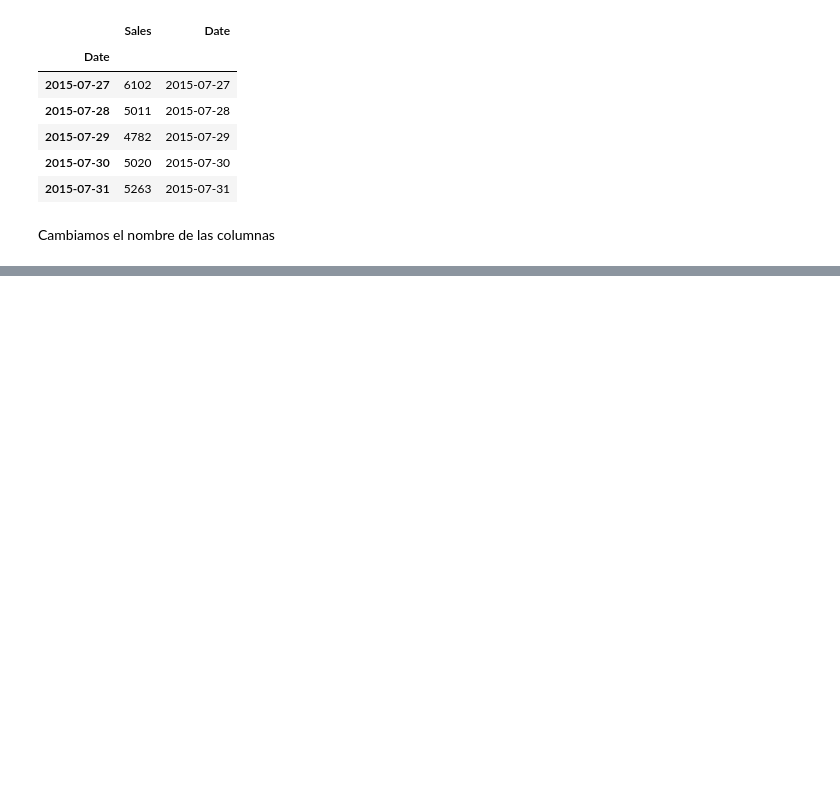
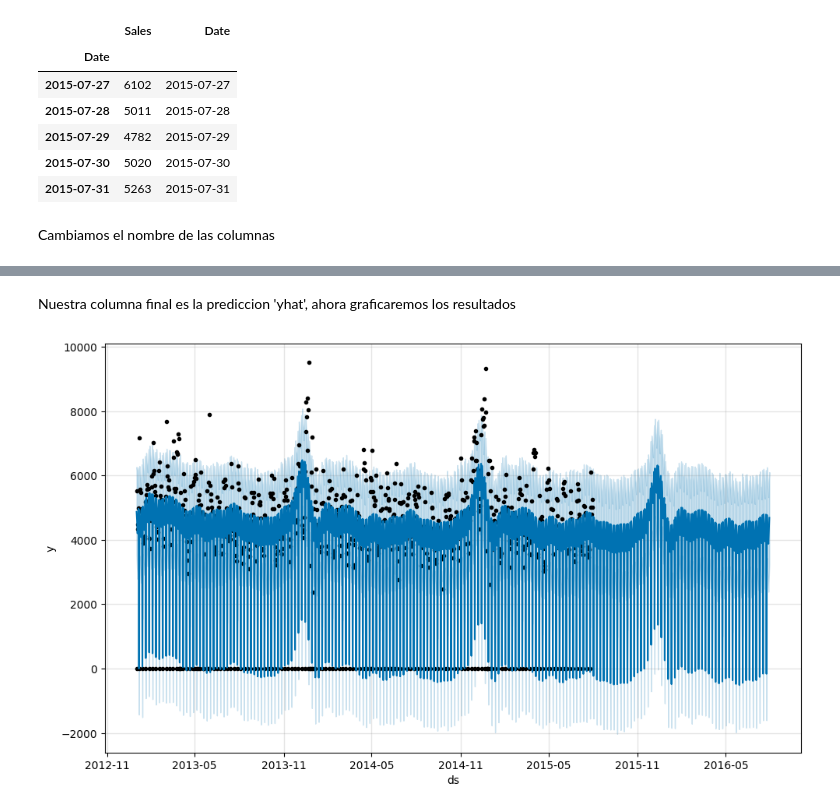
Before and after one commit to mariosanchez5/Proyectos_Machine_Learning, a Jupyter notebook: Modelo Prophet/Modelo_Prophet.ipynb, the cells around one changed output, grey strips where cells are left out. Cells and saved outputs as stored; diff of their text form; code cells hidden in the pictures; blank space fills up the shorter version.

```diff
--- a/Modelo Prophet/Modelo_Prophet.ipynb
+++ b/Modelo Prophet/Modelo_Prophet.ipynb
@@ -150,0 +177,2 @@ future.tail()
+# %%
+forecast = m.predict(future)
@@ -150,0 +188,6 @@ future.tail()
+# %% [markdown]
+Nuestra columna final es la prediccion 'yhat', ahora graficaremos los resultados
+# %%
+m.plot(forecast);
+# %% [output]
+[figure, added]
```
Also changed, not shown: parts of 20 cells of this notebook.
